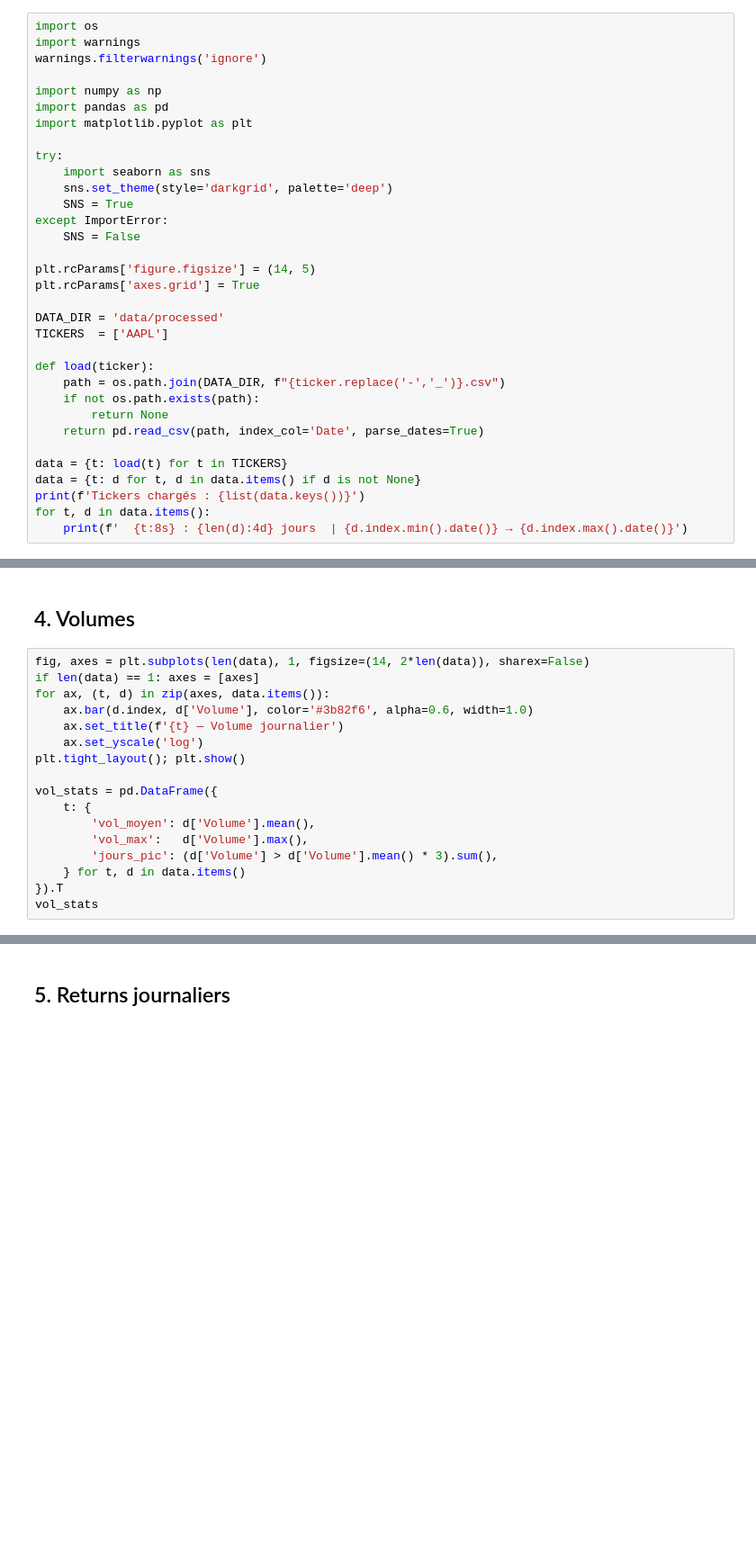
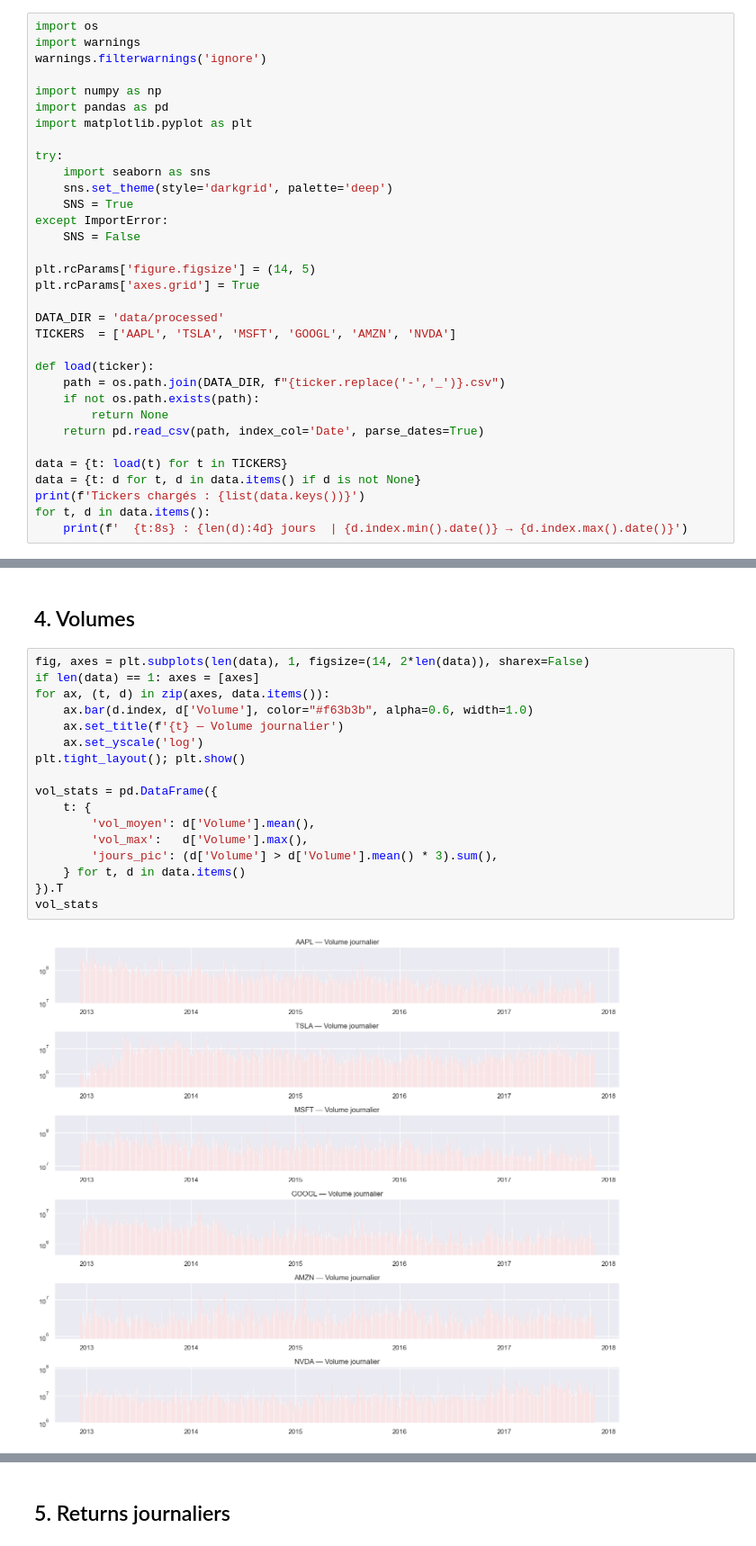
Before and after one commit to Skwiz-blip/Plateforme-d-analyse-financi-re, a Jupyter notebook: eda.ipynb, the cells around one changed output, grey strips where cells are left out. Shown at 90% size. Drawn from its saved outputs; the diff is of its cells as text; blank space fills up the shorter version.

```diff
--- a/eda.ipynb
+++ b/eda.ipynb
@@ -30,7 +30,7 @@ plt.rcParams['figure.figsize'] = (14, 5)
 plt.rcParams['axes.grid'] = True
 
 DATA_DIR = 'data/processed'
-TICKERS  = ['AAPL']
+TICKERS  = ['AAPL', 'TSLA', 'MSFT', 'GOOGL', 'AMZN', 'NVDA']
 
 def load(ticker):
     path = os.path.join(DATA_DIR, f"{ticker.replace('-','_')}.csv")
@@ -95,17 +172,19 @@ plt.tight_layout(); plt.show()
 # %%
 fig, axes = plt.subplots(len(data), 1, figsize=(14, 2*len(data)), sharex=False)
 if len(data) == 1: axes = [axes]
 for ax, (t, d) in zip(axes, data.items()):
-    ax.bar(d.index, d['Volume'], color='#3b82f6', alpha=0.6, width=1.0)
+    ax.bar(d.index, d['Volume'], color="#f63b3b", alpha=0.6, width=1.0)
     ax.set_title(f'{t} — Volume journalier')
     ax.set_yscale('log')
 plt.tight_layout(); plt.show()
 
 vol_stats = pd.DataFrame({
     t: {
         'vol_moyen': d['Volume'].mean(),
         'vol_max':   d['Volume'].max(),
         'jours_pic': (d['Volume'] > d['Volume'].mean() * 3).sum(),
     } for t, d in data.items()
 }).T
 vol_stats
+# %% [output]
+[figure, added]
```
Also changed, not shown: parts of 12 cells of this notebook, 20 other files.
